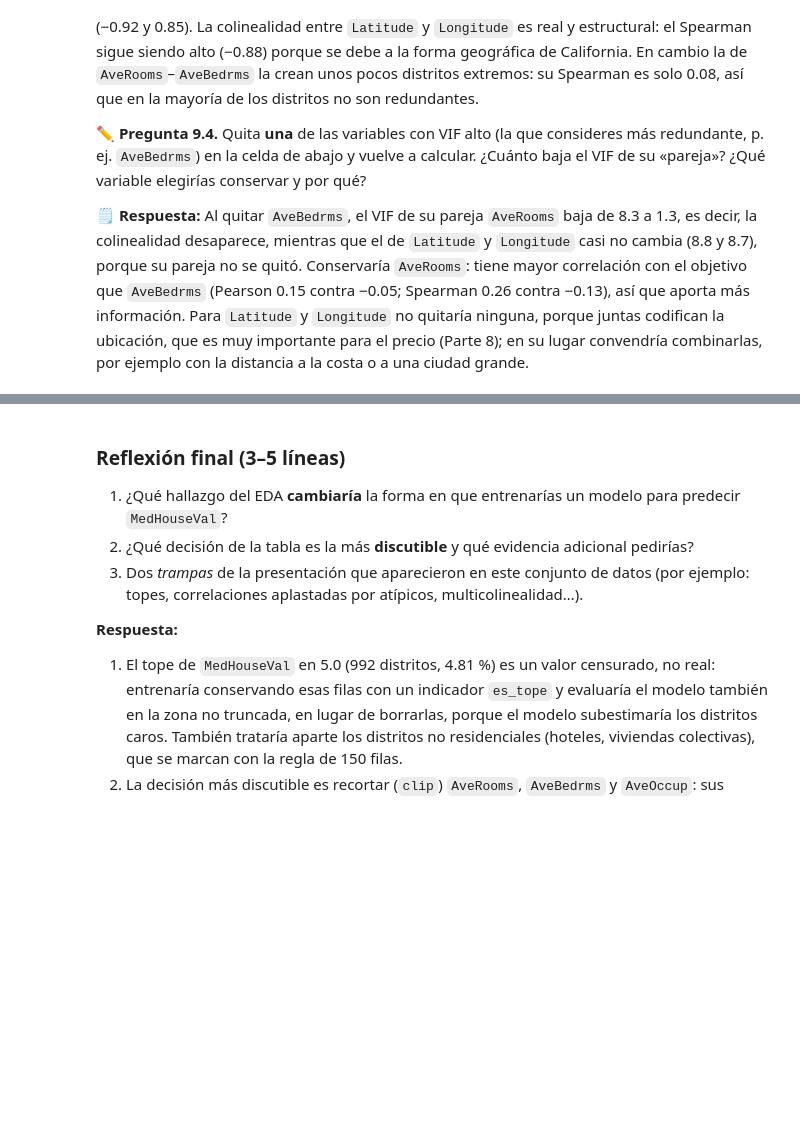
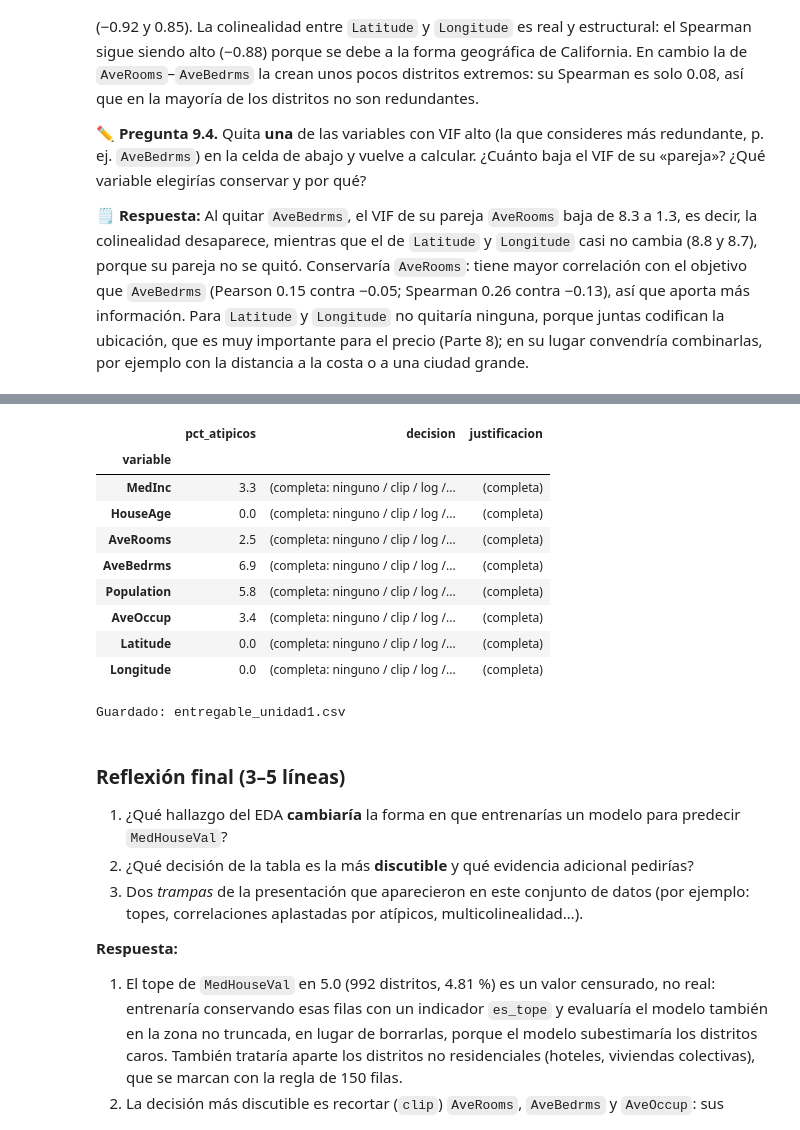
Before and after one commit to rafaga/ejercicios_mia, a Jupyter notebook: aprendizaje_supervisado/unidad1/actividad_eda_california_housing.ipynb, the cells around one changed output, grey strips where cells are left out. Cells and saved outputs as stored; diff of their text form; code cells hidden in the pictures; blank space fills up the shorter version.

```diff
--- a/aprendizaje_supervisado/unidad1/actividad_eda_california_housing.ipynb
+++ b/aprendizaje_supervisado/unidad1/actividad_eda_california_housing.ipynb
@@ -562,18 +714,27 @@ entrega
+# %%
+entrega = tabla_atipicos(df.drop(columns="MedHouseVal"), 1.5)[["pct_atipicos"]].round(1).copy()
+entrega["decision"] = "(completa: ninguno / clip / log / excluir / indicador)"
+entrega["justificacion"] = "(completa)"
+pd.set_option("display.max_colwidth", 80)
+entrega
+# %% [output]
+|  | pct_atipicos | decision | justificacion |
+| variable |  |  |  |
+| MedInc | 3.3 | (completa: ninguno / clip / log /... | (completa) |
+| HouseAge | 0.0 | (completa: ninguno / clip / log /... | (completa) |
+| AveRooms | 2.5 | (completa: ninguno / clip / log /... | (completa) |
+| AveBedrms | 6.9 | (completa: ninguno / clip / log /... | (completa) |
+| Population | 5.8 | (completa: ninguno / clip / log /... | (completa) |
+| AveOccup | 3.4 | (completa: ninguno / clip / log /... | (completa) |
+| Latitude | 0.0 | (completa: ninguno / clip / log /... | (completa) |
+| Longitude | 0.0 | (completa: ninguno / clip / log /... | (completa) |
 # %%
 # Cuando termines, guarda la tabla y súbela junto con este notebook
 # (edita primero las columnas «decision» y «justificacion» en la celda anterior, p. ej. con entrega.loc["AveOccup", "decision"] = "clip")
-archivo = "entregable_unidad1.csv"
-entrega.to_csv(archivo, encoding="utf-8")
-print("Guardado:", archivo)
-
-# En Google Colab el archivo queda en el disco de la máquina virtual: lo descargamos al disco local de tu computadora.
-# Si el notebook se ejecuta en tu equipo (Jupyter/VS Code), el archivo ya quedó en la carpeta actual.
-try:
-    from google.colab import files
-    files.download(archivo)
-except ImportError:
-    import os
-    print("Ruta local:", os.path.abspath(archivo))
+entrega.to_csv("entregable_unidad1.csv", encoding="utf-8")
+print("Guardado: entregable_unidad1.csv")
+# %% [output]
+Guardado: entregable_unidad1.csv
 # %% [markdown]
 ### Reflexión final (3–5 líneas)
 
```
Also changed, not shown: parts of 31 cells of this notebook.
